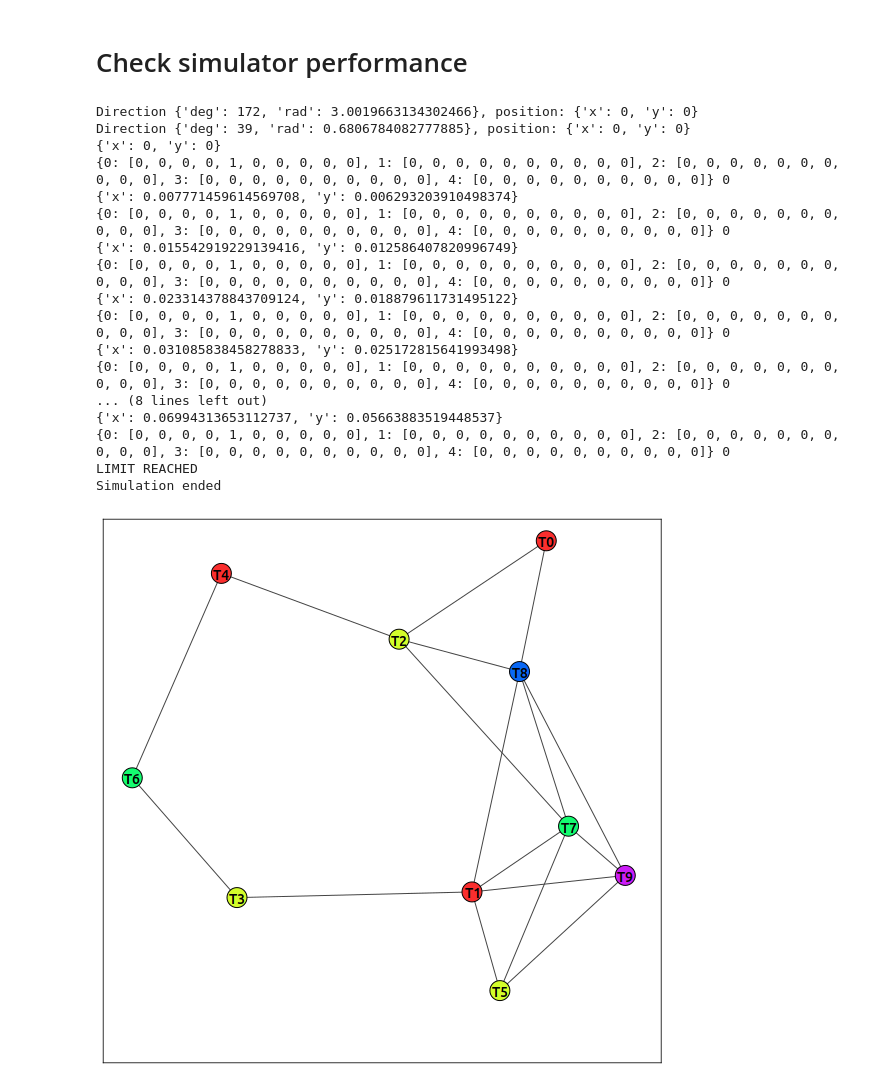
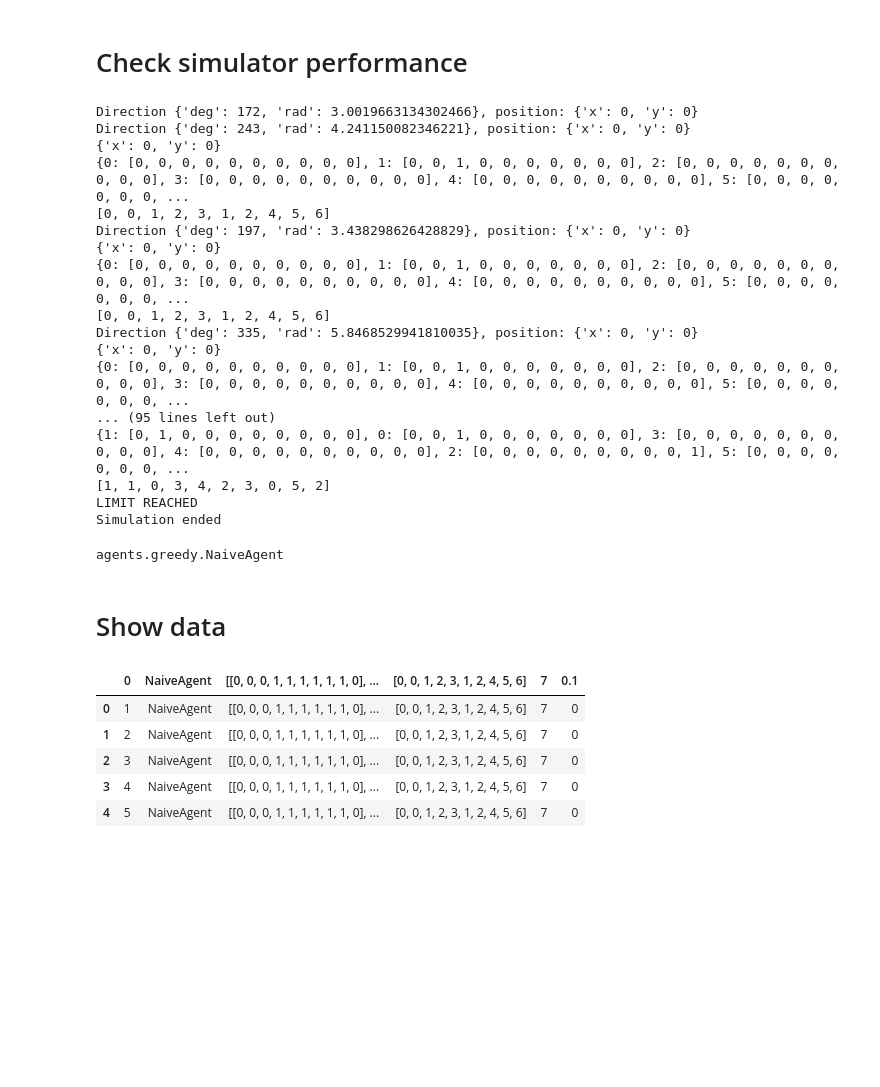
Before and after one commit to fstovarr/stochastic-models, a Jupyter notebook: graphs-project/graph.ipynb, the cells around one changed output. Drawn from its saved outputs; the diff is of its cells as text; code cells hidden in the pictures; blank space fills up the shorter version.

```diff
--- a/graphs-project/graph.ipynb
+++ b/graphs-project/graph.ipynb
@@ -137,25 +137,44 @@ plt.show()
 # %% [markdown]
 # Check simulator performance
 # %%
-env = Environment.create('naive', limit_time=10, seed=10)
-env.start()
-fig, ax = GraphHelper.plot(env.get_agent().get_graph())
+time = 10
+
+for agent_type in ['naive', 'dummy', 'dsatur']:
+    env = Environment.create(agent_type, limit_time=time, seed=1, verbose=False)
+    env.start()
+    # fig, ax = GraphHelper.plot(env.get_agent().get_graph())
 # %% [output]
 Direction {'deg': 172, 'rad': 3.0019663134302466}, position: {'x': 0, 'y': 0}
-Direction {'deg': 39, 'rad': 0.6806784082777885}, position: {'x': 0, 'y': 0}
+Direction {'deg': 243, 'rad': 4.241150082346221}, position: {'x': 0, 'y': 0}
 {'x': 0, 'y': 0}
-{0: [0, 0, 0, 0, 1, 0, 0, 0, 0, 0], 1: [0, 0, 0, 0, 0, 0, 0, 0, 0, 0], 2: [0, 0, 0, 0, 0, 0, 0, 0, 0, 0], 3: [0, 0, 0, 0, 0, 0, 0, 0, 0, 0], 4: [0, 0, 0, 0, 0, 0, 0, 0, 0, 0]} 0
-{'x': 0.007771459614569708, 'y': 0.006293203910498374}
-{0: [0, 0, 0, 0, 1, 0, 0, 0, 0, 0], 1: [0, 0, 0, 0, 0, 0, 0, 0, 0, 0], 2: [0, 0, 0, 0, 0, 0, 0, 0, 0, 0], 3: [0, 0, 0, 0, 0, 0, 0, 0, 0, 0], 4: [0, 0, 0, 0, 0, 0, 0, 0, 0, 0]} 0
-{'x': 0.015542919229139416, 'y': 0.012586407820996749}
-{0: [0, 0, 0, 0, 1, 0, 0, 0, 0, 0], 1: [0, 0, 0, 0, 0, 0, 0, 0, 0, 0], 2: [0, 0, 0, 0, 0, 0, 0, 0, 0, 0], 3: [0, 0, 0, 0, 0, 0, 0, 0, 0, 0], 4: [0, 0, 0, 0, 0, 0, 0, 0, 0, 0]} 0
-{'x': 0.023314378843709124, 'y': 0.018879611731495122}
-{0: [0, 0, 0, 0, 1, 0, 0, 0, 0, 0], 1: [0, 0, 0, 0, 0, 0, 0, 0, 0, 0], 2: [0, 0, 0, 0, 0, 0, 0, 0, 0, 0], 3: [0, 0, 0, 0, 0, 0, 0, 0, 0, 0], 4: [0, 0, 0, 0, 0, 0, 0, 0, 0, 0]} 0
-{'x': 0.031085838458278833, 'y': 0.025172815641993498}
-{0: [0, 0, 0, 0, 1, 0, 0, 0, 0, 0], 1: [0, 0, 0, 0, 0, 0, 0, 0, 0, 0], 2: [0, 0, 0, 0, 0, 0, 0, 0, 0, 0], 3: [0, 0, 0, 0, 0, 0, 0, 0, 0, 0], 4: [0, 0, 0, 0, 0, 0, 0, 0, 0, 0]} 0
-... (8 lines left out)
-{'x': 0.06994313653112737, 'y': 0.05663883519448537}
-{0: [0, 0, 0, 0, 1, 0, 0, 0, 0, 0], 1: [0, 0, 0, 0, 0, 0, 0, 0, 0, 0], 2: [0, 0, 0, 0, 0, 0, 0, 0, 0, 0], 3: [0, 0, 0, 0, 0, 0, 0, 0, 0, 0], 4: [0, 0, 0, 0, 0, 0, 0, 0, 0, 0]} 0
+{0: [0, 0, 0, 0, 0, 0, 0, 0, 0, 0], 1: [0, 0, 1, 0, 0, 0, 0, 0, 0, 0], 2: [0, 0, 0, 0, 0, 0, 0, 0, 0, 0], 3: [0, 0, 0, 0, 0, 0, 0, 0, 0, 0], 4: [0, 0, 0, 0, 0, 0, 0, 0, 0, 0], 5: [0, 0, 0, 0, 0, 0, 0, ...
+[0, 0, 1, 2, 3, 1, 2, 4, 5, 6]
+Direction {'deg': 197, 'rad': 3.438298626428829}, position: {'x': 0, 'y': 0}
+{'x': 0, 'y': 0}
+{0: [0, 0, 0, 0, 0, 0, 0, 0, 0, 0], 1: [0, 0, 1, 0, 0, 0, 0, 0, 0, 0], 2: [0, 0, 0, 0, 0, 0, 0, 0, 0, 0], 3: [0, 0, 0, 0, 0, 0, 0, 0, 0, 0], 4: [0, 0, 0, 0, 0, 0, 0, 0, 0, 0], 5: [0, 0, 0, 0, 0, 0, 0, ...
+[0, 0, 1, 2, 3, 1, 2, 4, 5, 6]
+Direction {'deg': 335, 'rad': 5.8468529941810035}, position: {'x': 0, 'y': 0}
+{'x': 0, 'y': 0}
+{0: [0, 0, 0, 0, 0, 0, 0, 0, 0, 0], 1: [0, 0, 1, 0, 0, 0, 0, 0, 0, 0], 2: [0, 0, 0, 0, 0, 0, 0, 0, 0, 0], 3: [0, 0, 0, 0, 0, 0, 0, 0, 0, 0], 4: [0, 0, 0, 0, 0, 0, 0, 0, 0, 0], 5: [0, 0, 0, 0, 0, 0, 0, ...
+... (95 lines left out)
+{1: [0, 1, 0, 0, 0, 0, 0, 0, 0, 0], 0: [0, 0, 1, 0, 0, 0, 0, 0, 0, 0], 3: [0, 0, 0, 0, 0, 0, 0, 0, 0, 0], 4: [0, 0, 0, 0, 0, 0, 0, 0, 0, 0], 2: [0, 0, 0, 0, 0, 0, 0, 0, 0, 1], 5: [0, 0, 0, 0, 0, 0, 0, ...
+[1, 1, 0, 3, 4, 2, 3, 0, 5, 2]
 LIMIT REACHED
 Simulation ended
-[figure, removed]
+# %%
+str(list(g.get_adjacency()))
+type(naive)
+# %% [output]
+agents.greedy.NaiveAgent
+# %% [markdown]
+# Show data
+# %%
+df = pd.read_csv("data/data.csv", sep=";", names=["Time", "A"])
+df.head()
+# %% [output]
+|  | 0 | NaiveAgent | [[0, 0, 0, 1, 1, 1, 1, 1, 1, 0], ... | [0, 0, 1, 2, 3, 1, 2, 4, 5, 6] | 7 | 0.1 |
+| 0 | 1 | NaiveAgent | [[0, 0, 0, 1, 1, 1, 1, 1, 1, 0], ... | [0, 0, 1, 2, 3, 1, 2, 4, 5, 6] | 7 | 0 |
+| 1 | 2 | NaiveAgent | [[0, 0, 0, 1, 1, 1, 1, 1, 1, 0], ... | [0, 0, 1, 2, 3, 1, 2, 4, 5, 6] | 7 | 0 |
+| 2 | 3 | NaiveAgent | [[0, 0, 0, 1, 1, 1, 1, 1, 1, 0], ... | [0, 0, 1, 2, 3, 1, 2, 4, 5, 6] | 7 | 0 |
+| 3 | 4 | NaiveAgent | [[0, 0, 0, 1, 1, 1, 1, 1, 1, 0], ... | [0, 0, 1, 2, 3, 1, 2, 4, 5, 6] | 7 | 0 |
+| 4 | 5 | NaiveAgent | [[0, 0, 0, 1, 1, 1, 1, 1, 1, 0], ... | [0, 0, 1, 2, 3, 1, 2, 4, 5, 6] | 7 | 0 |
```
Also changed, not shown: 59 other files.
